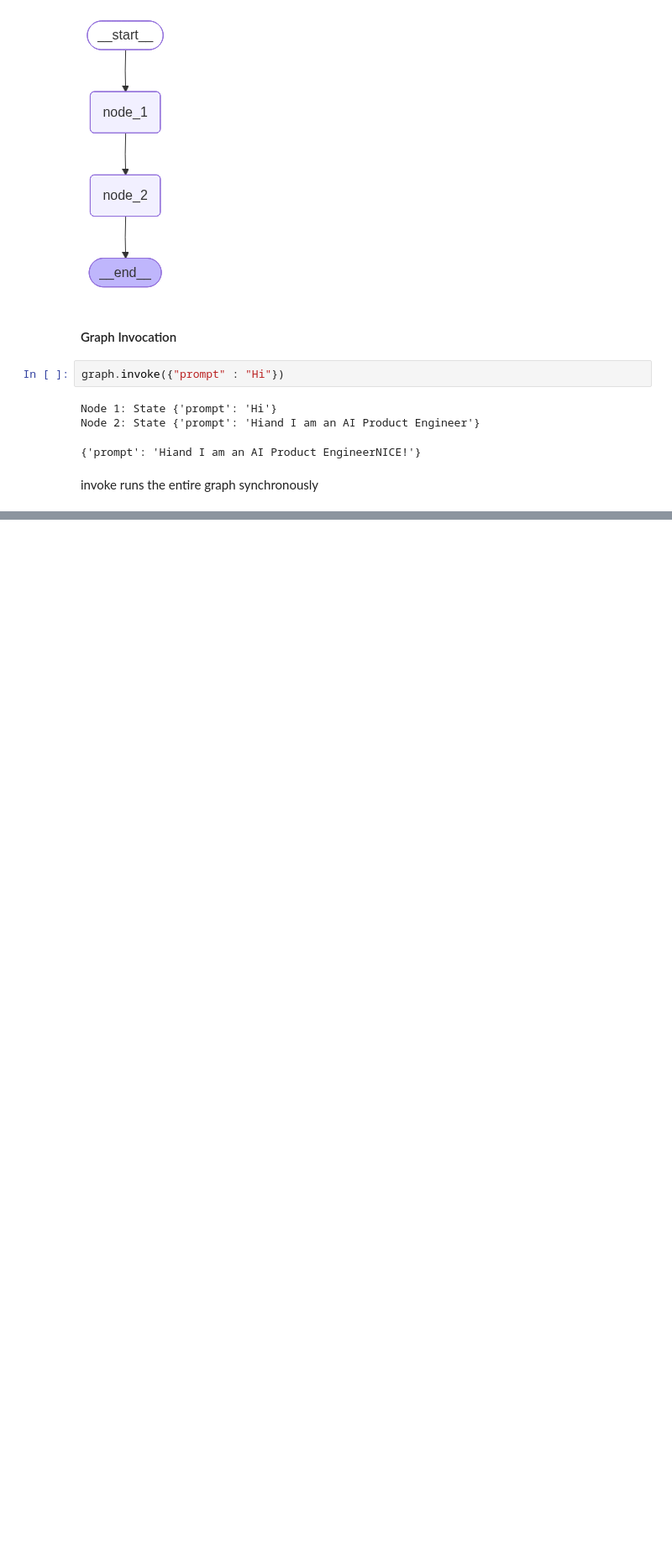
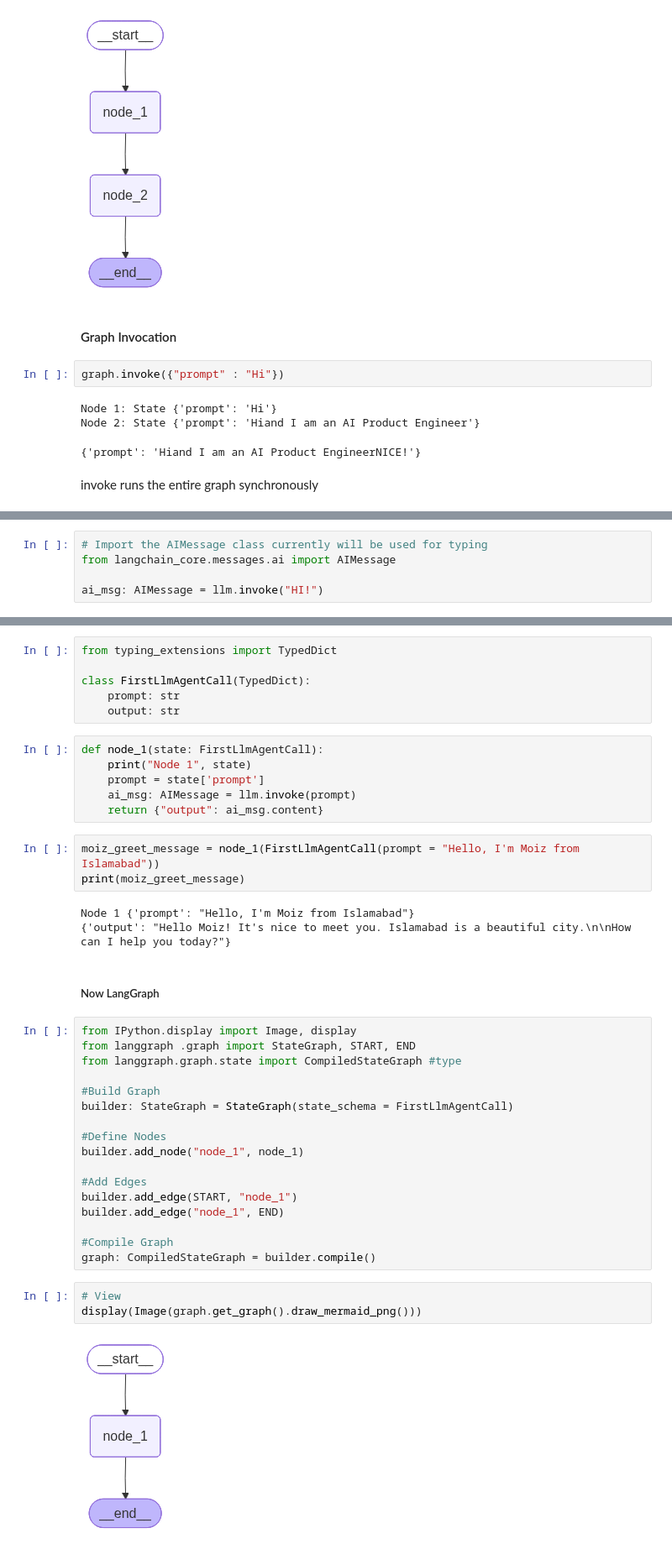
Before and after one commit to Moiz-Ali-Max/langgraph-development-to-deployement, a Jupyter notebook: 01-langgraph-core-concepts/main.Ipynb, the cells around one changed output, grey strips where cells are left out. Shown at 84% size. Saved outputs shown, nothing was run; the diff lists cells and outputs as text; blank space fills up the shorter version.

Commit message:
01 laggraph - simple node with llm

```diff
--- a/01-langgraph-core-concepts/main.Ipynb
+++ b/01-langgraph-core-concepts/main.Ipynb
@@ -226,0 +245,5 @@ invoke runs the entire graph synchronously
+# %%
+# Import the AIMessage class currently will be used for typing
+from langchain_core.messages.ai import AIMessage
+
+ai_msg: AIMessage = llm.invoke("HI!")
@@ -226,0 +256,42 @@ invoke runs the entire graph synchronously
+# %%
+from typing_extensions import TypedDict
+
+class FirstLlmAgentCall(TypedDict):
+    prompt: str
+    output: str
+# %%
+def node_1(state: FirstLlmAgentCall):
+    print("Node 1", state)
+    prompt = state['prompt']
+    ai_msg: AIMessage = llm.invoke(prompt)
+    return {"output": ai_msg.content}
+# %%
+moiz_greet_message = node_1(FirstLlmAgentCall(prompt = "Hello, I'm Moiz from Islamabad"))
+print(moiz_greet_message)
+# %% [output]
+Node 1 {'prompt': "Hello, I'm Moiz from Islamabad"}
+{'output': "Hello Moiz! It's nice to meet you. Islamabad is a beautiful city.\n\nHow can I help you today?"}
+# %% [markdown]
+##### Now LangGraph
+# %%
+from IPython.display import Image, display
+from langgraph .graph import StateGraph, START, END
+from langgraph.graph.state import CompiledStateGraph #type
+
+#Build Graph
+builder: StateGraph = StateGraph(state_schema = FirstLlmAgentCall)
+
+#Define Nodes
+builder.add_node("node_1", node_1)
+
+#Add Edges
+builder.add_edge(START, "node_1")
+builder.add_edge("node_1", END)
+
+#Compile Graph
+graph: CompiledStateGraph = builder.compile()
+# %%
+# View
+display(Image(graph.get_graph().draw_mermaid_png()))
+# %% [output]
+[figure, added]
```
Also changed, not shown: parts of 9 cells of this notebook.
